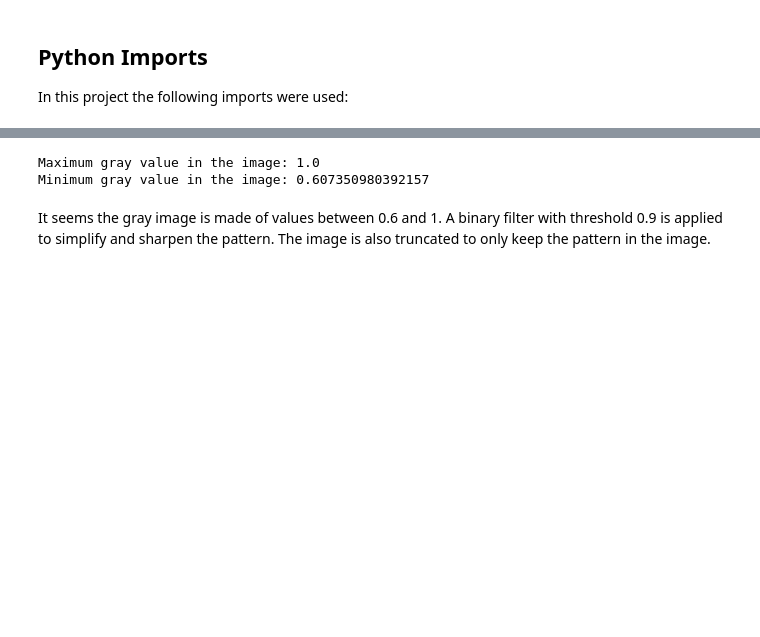
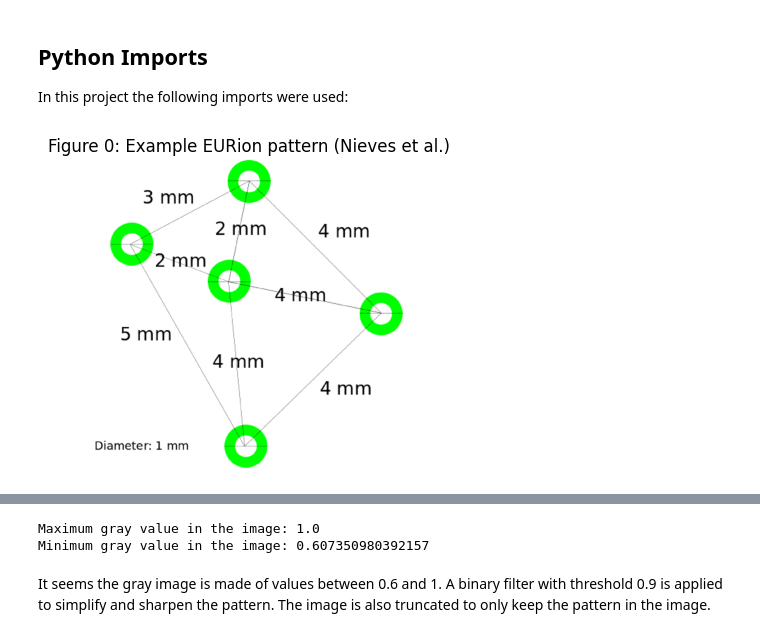
Before and after one commit to Sisig67/BIP, a Jupyter notebook: Projet/pjt_simeon_gass.ipynb, the cells around one changed output, grey strips where cells are left out. Drawn from its saved outputs; the diff is of its cells as text; code cells hidden in the pictures; blank space fills up the shorter version.

```diff
--- a/Projet/pjt_simeon_gass.ipynb
+++ b/Projet/pjt_simeon_gass.ipynb
@@ -14,3 +27,13 @@ import matplotlib.pyplot as plt
+# %%
+# Show the example EURion pattern used as a detector
+rprt_pattern_a_detecter = io.imread(r"5591895-fig-3-source-large.gif")
+plt.figure(figsize=(6, 4))
+plt.imshow(rprt_pattern_a_detecter[0, :, :, :3])
+plt.title('Figure 0: Example EURion pattern (Nieves et al.)')
+plt.axis('off')
+plt.show()
+# %% [output]
+[figure, added]
 # %% [markdown]
 ## Gray EURion star image
 
```
Also changed, not shown: parts of 22 cells of this notebook.
